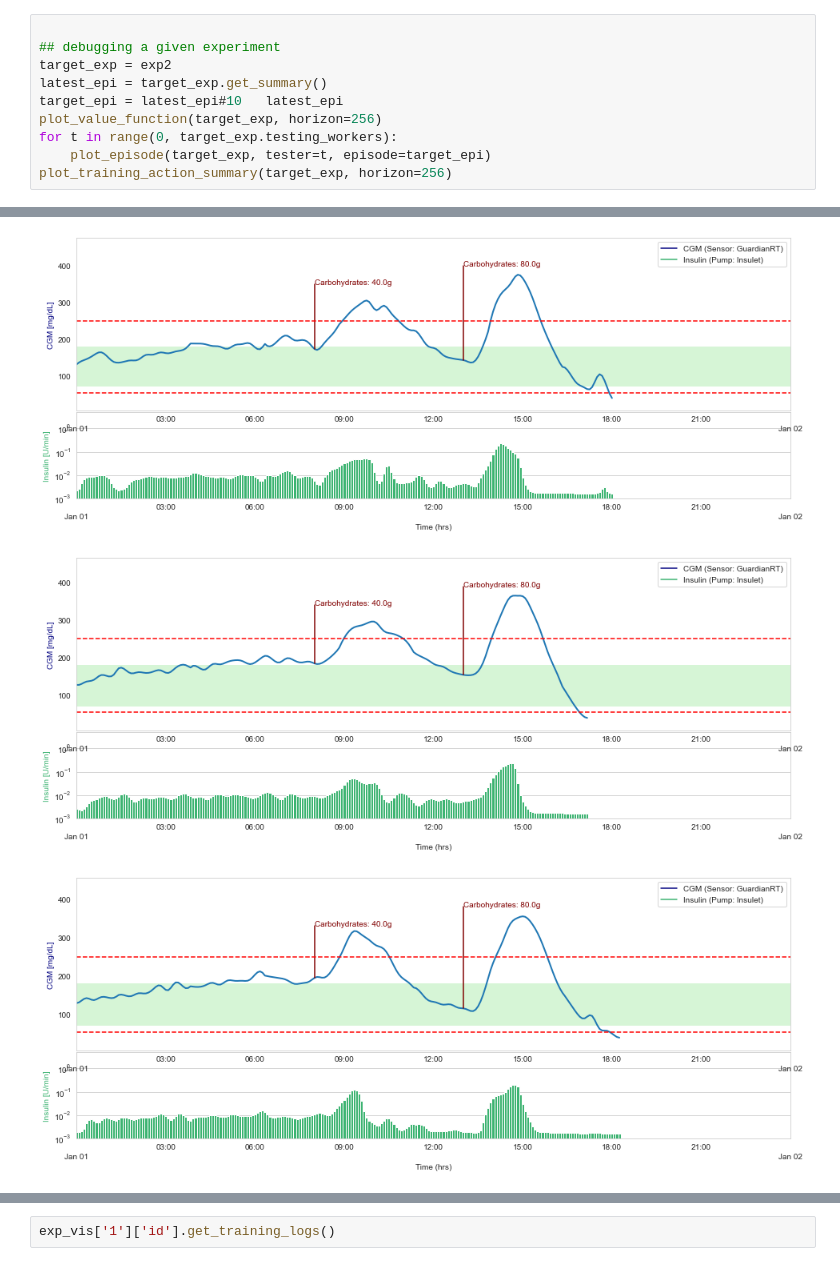
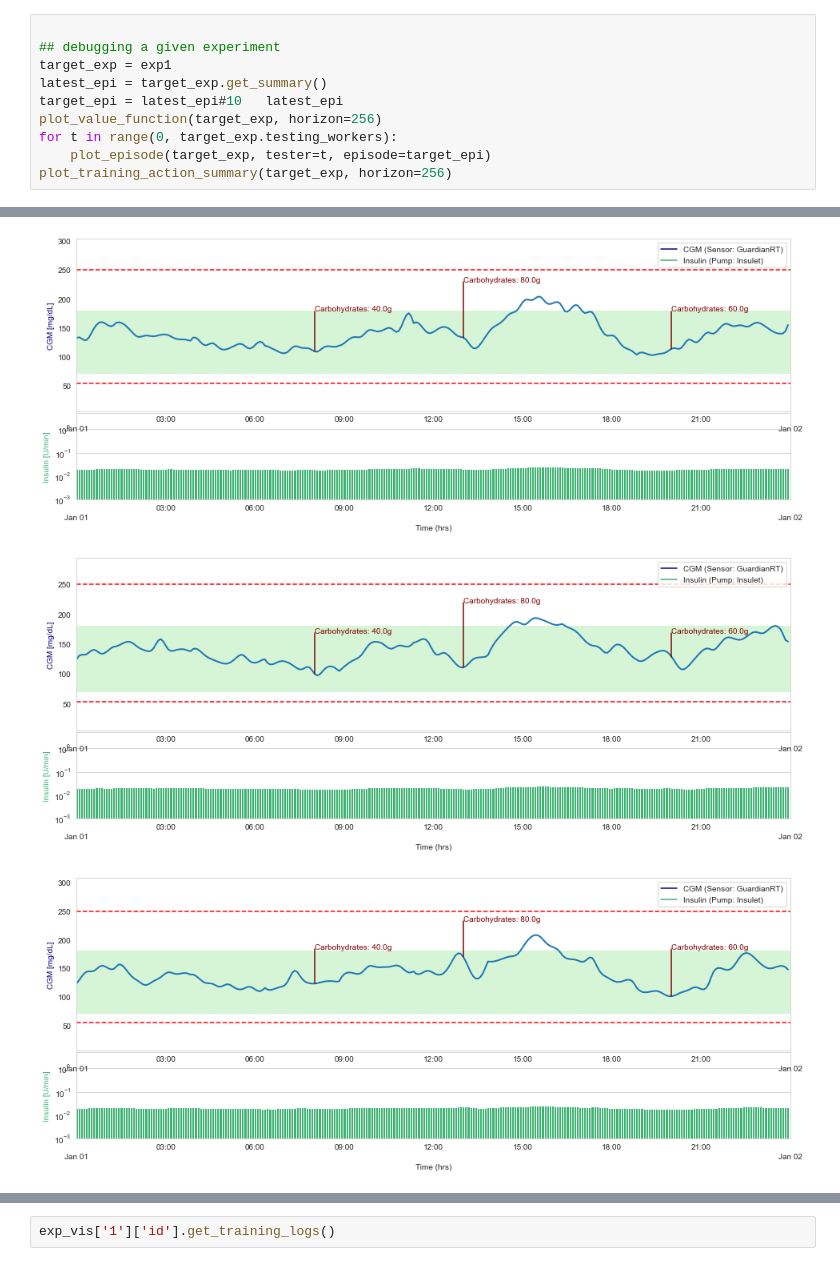
Before and after one commit to RL4H/G2P2C, a Jupyter notebook: visualiser/notebooks/individual_analyzer.ipynb, the cells around one changed output, grey strips where cells are left out. Cells and saved outputs as stored; diff of their text form.

```diff
--- a/visualiser/notebooks/individual_analyzer.ipynb
+++ b/visualiser/notebooks/individual_analyzer.ipynb
@@ -74,7 +114,7 @@ params = ['policy_loss', 'value_loss', 'pi_grad', 'val_grad'] #, 'pi_loss'
 # %%
 
 ## debugging a given experiment
-target_exp = exp2
+target_exp = exp1
 latest_epi = target_exp.get_summary()
 target_epi = latest_epi#10   latest_epi
 plot_value_function(target_exp, horizon=256)
@@ -108,3 +148,3 @@ plot_training_action_summary(target_exp, horizon=256)
-[figure, old version]
+[figure, new version]
-[figure, old version]
+[figure, new version]
-[figure, old version]
+[figure, new version]
```
Also changed, not shown: parts of 3 cells of this notebook, 14 other files.
